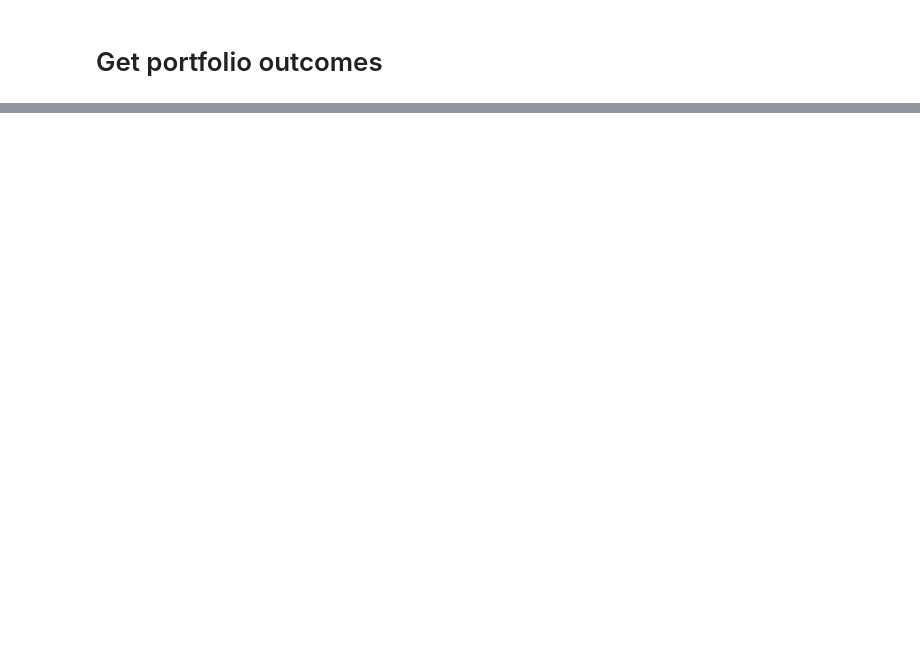
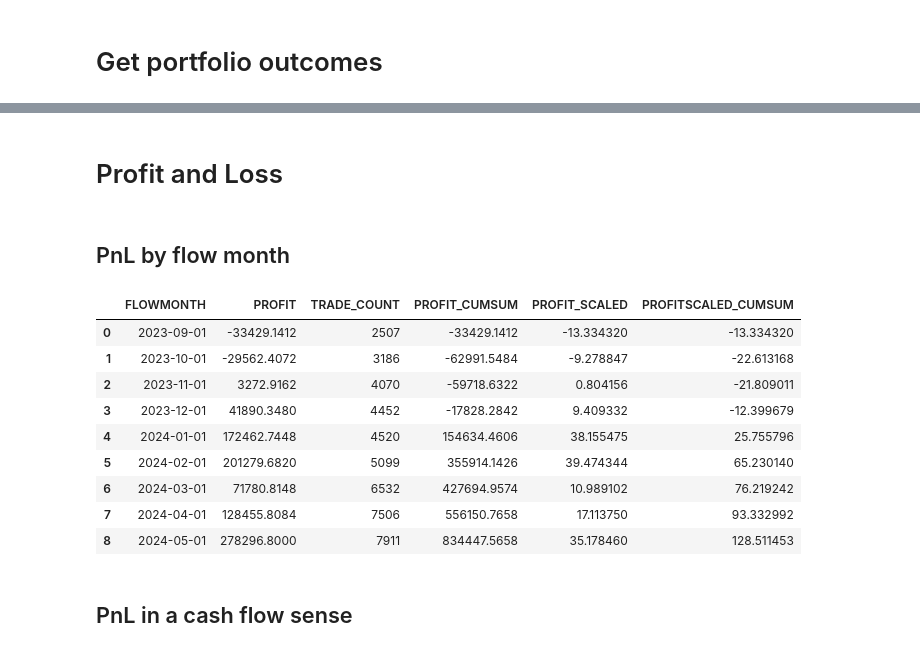
Before and after one commit to sasha-viribus/dc_forwards, a Jupyter notebook: exploratory_withbidrules_1.ipynb, the cells around one changed output, grey strips where cells are left out. Cells and saved outputs as stored; diff of their text form; code cells hidden in the pictures; blank space fills up the shorter version.

```diff
--- a/exploratory_withbidrules_1.ipynb
+++ b/exploratory_withbidrules_1.ipynb
@@ -257,0 +355,30 @@ for auction_month in sorted_auction_months:
+# %% [markdown]
+# Profit and Loss
+# %% [markdown]
+## PnL by flow month
+# %%
+df_pnl_flowmonth = df_revenue.groupby('FLOWMONTH').agg(
+    PROFIT = ('PROFIT', 'sum'),
+    TRADE_COUNT = ('ID_PATH_FLOWMONTH', 'count')
+).reset_index()
+
+df_pnl_flowmonth = df_pnl_flowmonth.sort_values(by=['FLOWMONTH'])
+df_pnl_flowmonth['PROFIT_CUMSUM'] = df_pnl_flowmonth['PROFIT'].cumsum()
+
+df_pnl_flowmonth['PROFIT_SCALED'] = df_pnl_flowmonth['PROFIT'] / df_pnl_flowmonth['TRADE_COUNT']
+df_pnl_flowmonth['PROFITSCALED_CUMSUM'] = df_pnl_flowmonth['PROFIT_SCALED'].cumsum()
+
+df_pnl_flowmonth.head(12)
+# %% [output]
+|  | FLOWMONTH | PROFIT | TRADE_COUNT | PROFIT_CUMSUM | PROFIT_SCALED | PROFITSCALED_CUMSUM |
+| 0 | 2023-09-01 | -33429.1412 | 2507 | -33429.1412 | -13.334320 | -13.334320 |
+| 1 | 2023-10-01 | -29562.4072 | 3186 | -62991.5484 | -9.278847 | -22.613168 |
+| 2 | 2023-11-01 | 3272.9162 | 4070 | -59718.6322 | 0.804156 | -21.809011 |
+| 3 | 2023-12-01 | 41890.3480 | 4452 | -17828.2842 | 9.409332 | -12.399679 |
+| 4 | 2024-01-01 | 172462.7448 | 4520 | 154634.4606 | 38.155475 | 25.755796 |
+| 5 | 2024-02-01 | 201279.6820 | 5099 | 355914.1426 | 39.474344 | 65.230140 |
+| 6 | 2024-03-01 | 71780.8148 | 6532 | 427694.9574 | 10.989102 | 76.219242 |
+| 7 | 2024-04-01 | 128455.8084 | 7506 | 556150.7658 | 17.113750 | 93.332992 |
+| 8 | 2024-05-01 | 278296.8000 | 7911 | 834447.5658 | 35.178460 | 128.511453 |
+# %% [markdown]
+## PnL in a cash flow sense
```
Also changed, not shown: parts of 19 cells of this notebook.
